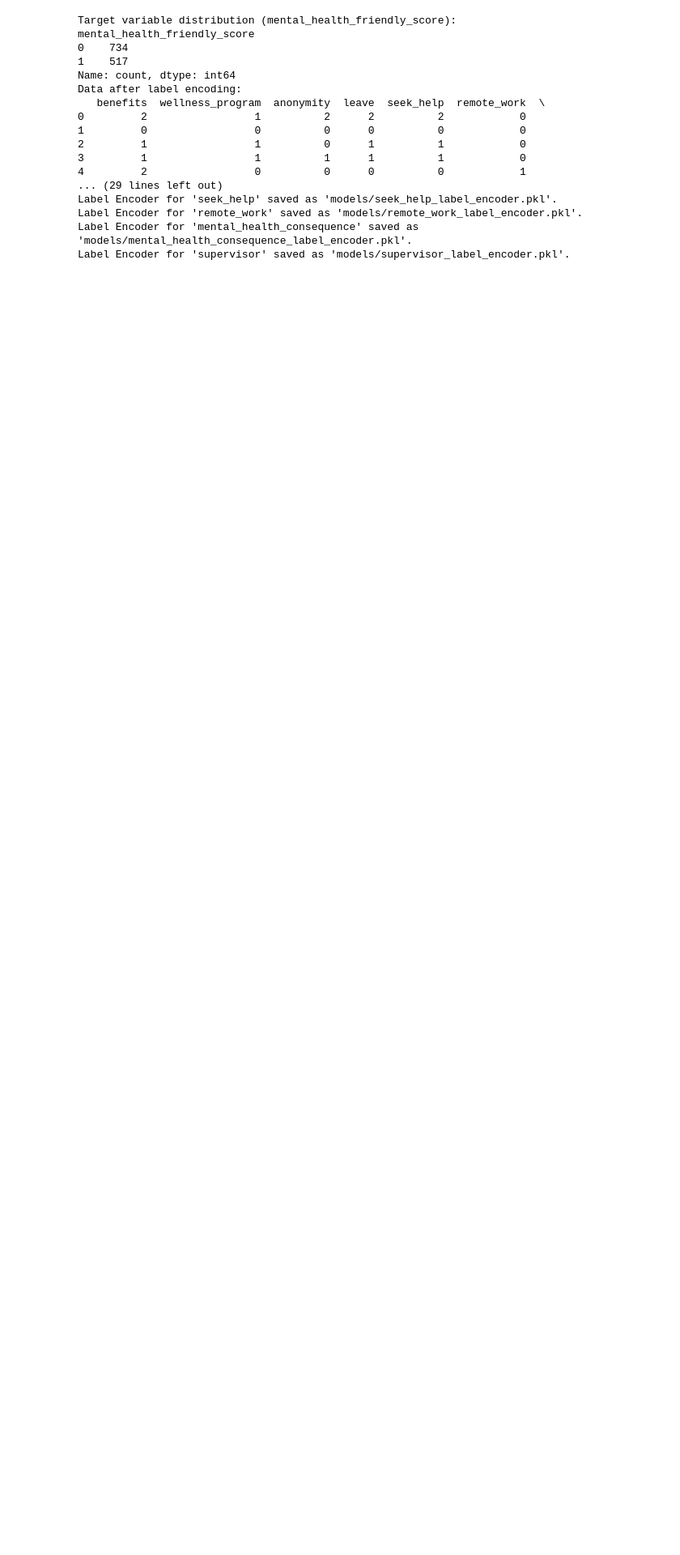
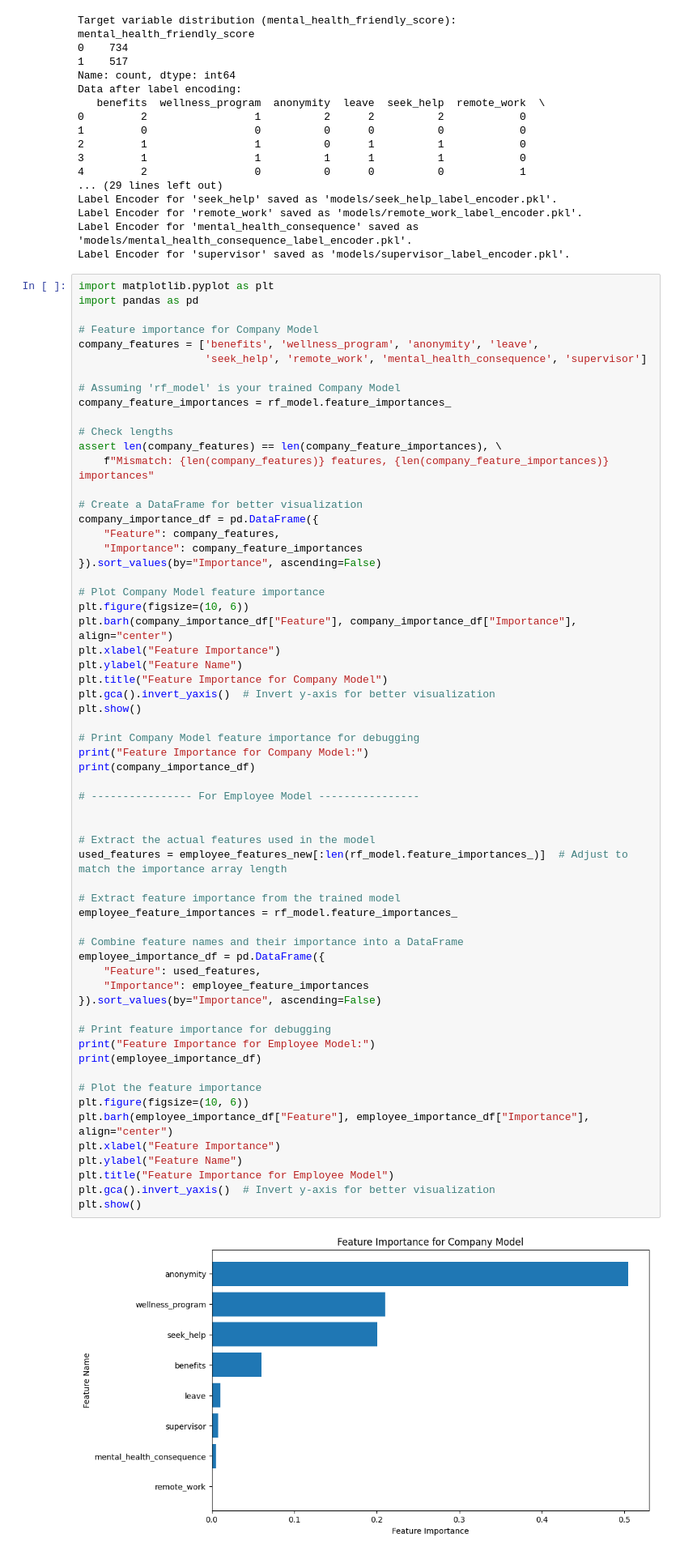
Before and after one commit to tazam777/mentalHealthProj, a Jupyter notebook: model.ipynb, the cells around one changed output. Shown: that part at 81% size. Drawn from its saved outputs; the diff is of its cells as text; blank space fills up the shorter version.

```diff
--- a/model.ipynb
+++ b/model.ipynb
@@ -921,3 +927,66 @@ Label Encoder for 'seek_help' saved as 'models/seek_help_label_encoder.pkl'.
 Label Encoder for 'remote_work' saved as 'models/remote_work_label_encoder.pkl'.
 Label Encoder for 'mental_health_consequence' saved as 'models/mental_health_consequence_label_encoder.pkl'.
 Label Encoder for 'supervisor' saved as 'models/supervisor_label_encoder.pkl'.
+# %%
+import matplotlib.pyplot as plt
+import pandas as pd
+
+# Feature importance for Company Model
+company_features = ['benefits', 'wellness_program', 'anonymity', 'leave',
+                    'seek_help', 'remote_work', 'mental_health_consequence', 'supervisor']
+
+# Assuming 'rf_model' is your trained Company Model
+company_feature_importances = rf_model.feature_importances_
+
+# Check lengths
+assert len(company_features) == len(company_feature_importances), \
+    f"Mismatch: {len(company_features)} features, {len(company_feature_importances)} importances"
+
+# Create a DataFrame for better visualization
+company_importance_df = pd.DataFrame({
+    "Feature": company_features,
+    "Importance": company_feature_importances
+}).sort_values(by="Importance", ascending=False)
+
+# Plot Company Model feature importance
+plt.figure(figsize=(10, 6))
+plt.barh(company_importance_df["Feature"], company_importance_df["Importance"], align="center")
+plt.xlabel("Feature Importance")
+plt.ylabel("Feature Name")
+plt.title("Feature Importance for Company Model")
+plt.gca().invert_yaxis()  # Invert y-axis for better visualization
+plt.show()
+
+# Print Company Model feature importance for debugging
+print("Feature Importance for Company Model:")
+print(company_importance_df)
+
+# ---------------- For Employee Model ----------------
+
+
+# Extract the actual features used in the model
+used_features = employee_features_new[:len(rf_model.feature_importances_)]  # Adjust to match the importance array length
+
+# Extract feature importance from the trained model
+employee_feature_importances = rf_model.feature_importances_
+
+# Combine feature names and their importance into a DataFrame
+employee_importance_df = pd.DataFrame({
+    "Feature": used_features,
+    "Importance": employee_feature_importances
+}).sort_values(by="Importance", ascending=False)
+
+# Print feature importance for debugging
+print("Feature Importance for Employee Model:")
+print(employee_importance_df)
+
+# Plot the feature importance
+plt.figure(figsize=(10, 6))
+plt.barh(employee_importance_df["Feature"], employee_importance_df["Importance"], align="center")
+plt.xlabel("Feature Importance")
+plt.ylabel("Feature Name")
+plt.title("Feature Importance for Employee Model")
+plt.gca().invert_yaxis()  # Invert y-axis for better visualization
+plt.show()
+# %% [output]
+[figure, added]
```
Also changed, not shown: parts of 2 cells of this notebook, 16 other files.
